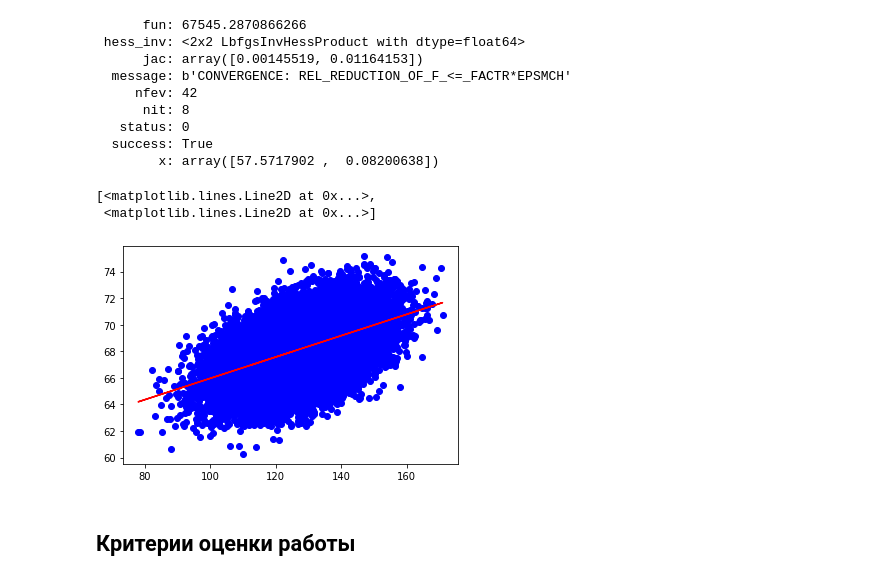
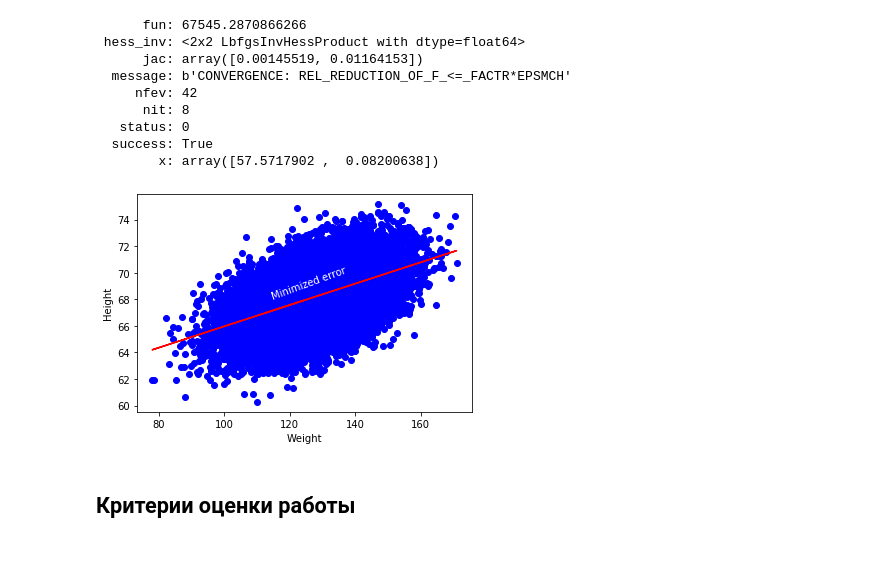
Before and after one commit to nikage/ds-and-ml-course, a Jupyter notebook: task1 2/linreg_height_weight.ipynb, the cells around one changed output. Cells and saved outputs as stored; diff of their text form; code cells hidden in the pictures; blank space fills up the shorter version.

```diff
--- a/task1 2/linreg_height_weight.ipynb
+++ b/task1 2/linreg_height_weight.ipynb
@@ -303,10 +303,13 @@ minimize(error_argv, (-100, -5), method='L-BFGS-B', bounds=bnds)
 # %%
 # Ваш код здесь
 plt.plot(data['Weight'], data['Height'], 'ob', data['Weight'], get_line(57.5717902, 0.08200638), '-r')
+
+plt.xlabel('Weight')
+plt.ylabel('Height')
+plt.text(114, 68, 'Minimized error', rotation=20, color='white')
+plt.show()
 # %% [output]
-[<matplotlib.lines.Line2D at 0x...>,
- <matplotlib.lines.Line2D at 0x...>]
-[figure, old version]
+[figure, new version]
 # %% [markdown]
 ## Критерии оценки работы
 # %% [markdown]
```
Also changed, not shown: parts of 2 cells of this notebook.
